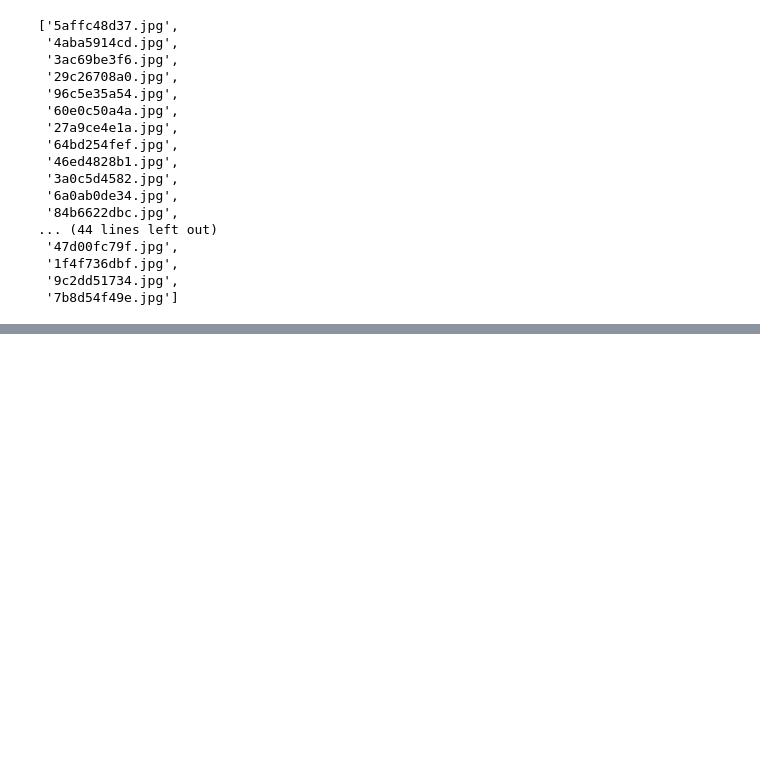
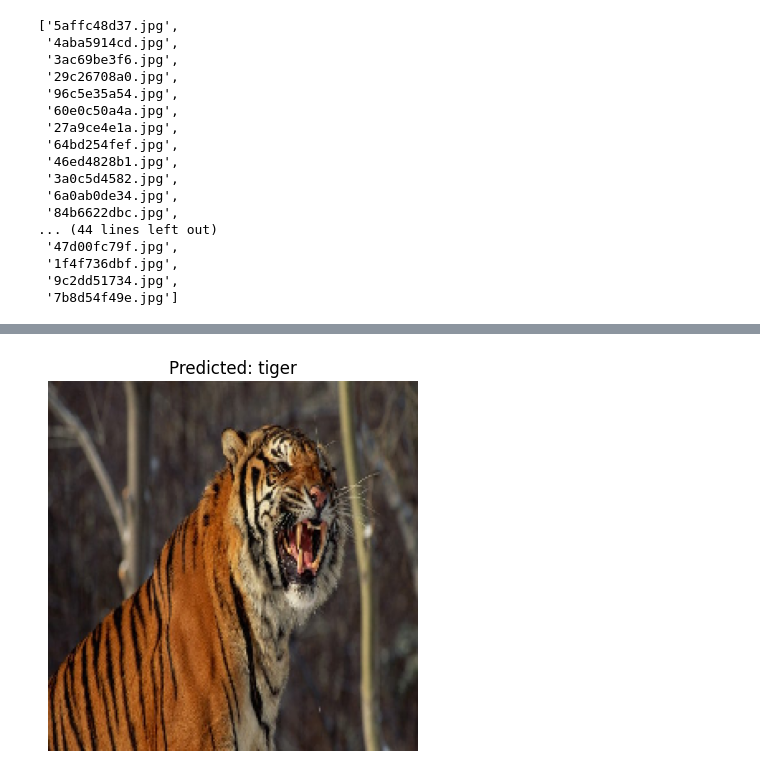
Before and after one commit to Suryasagar1/Aicte_Internship_2025, a Jupyter notebook: Multiclass_Animal_recognition/Multiclass_Animal_recognition.ipynb, the cells around one changed output, grey strips where cells are left out. Saved outputs shown, nothing was run; the diff lists cells and outputs as text; code cells hidden in the pictures; blank space fills up the shorter version.

```diff
--- a/Multiclass_Animal_recognition/Multiclass_Animal_recognition.ipynb
+++ b/Multiclass_Animal_recognition/Multiclass_Animal_recognition.ipynb
@@ -267,0 +263,3 @@ predict_animal('/kaggle/input/animal-image-dataset-90-different-animals/animals/
+# %%
+predict_animal('/content/animal_dataset/animals/animals/tiger/048cbe616d.jpg')
+# %% [output]
@@ -267,0 +267 @@ predict_animal('/kaggle/input/animal-image-dataset-90-different-animals/animals/
+[figure, added]
```
Also changed, not shown: parts of 5 cells of this notebook.
